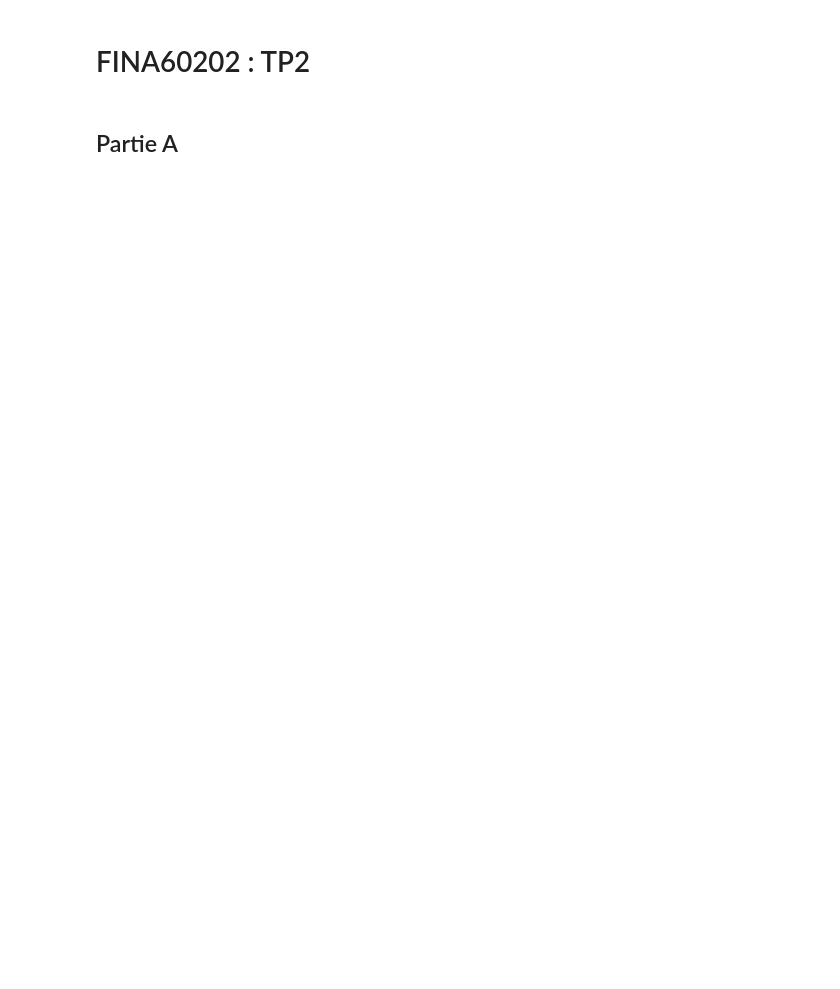
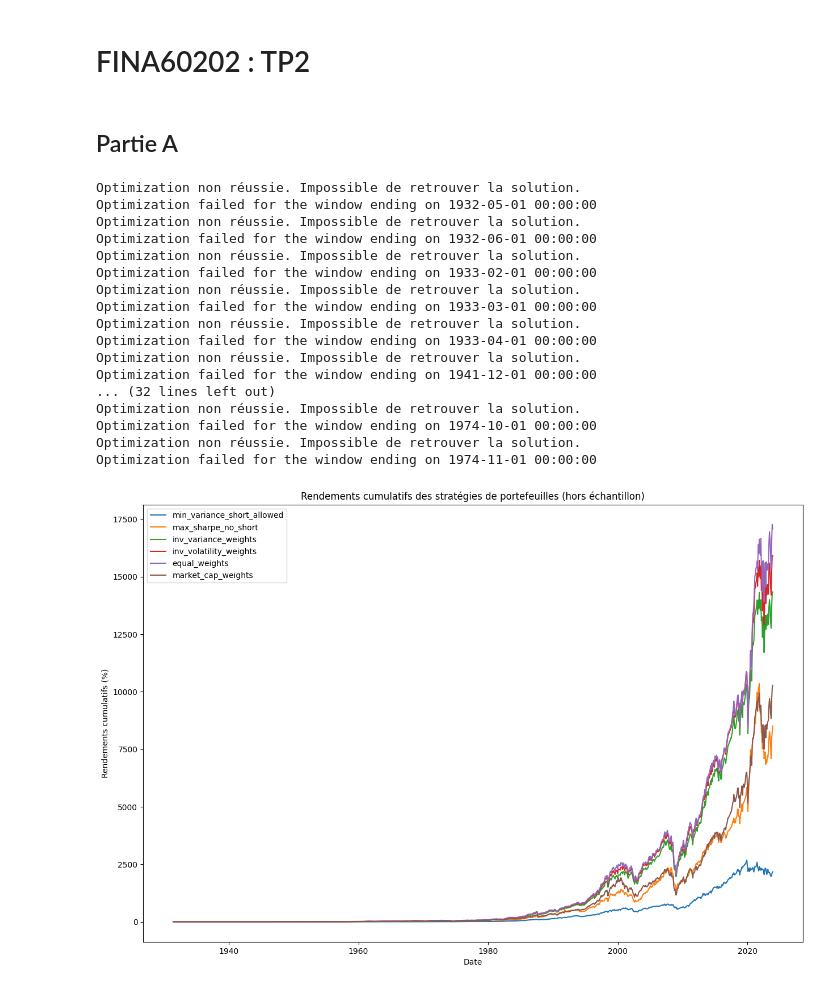
Before and after one commit to ThomasDeConinck/Gestion-de-Portefeuille-Devoir-2, a Jupyter notebook: TP2_File/TP2_notebook.ipynb, the cells around one changed output. Cells and saved outputs as stored; diff of their text form; code cells hidden in the pictures; blank space fills up the shorter version.

```diff
--- a/TP2_File/TP2_notebook.ipynb
+++ b/TP2_File/TP2_notebook.ipynb
@@ -16,5 +16,36 @@ import os
 import Functions as f
 # %% [markdown]
 ## Partie A
+# %%
+min_variance_short_allowed = f.Out_of_sample_portfolio_returns(f.rolling_window_optimization(df_10Ind, df_rf, df_average_firm_size, df_number_firm, 60, optimization_type= 'min_variance_short_allowed'), df_10Ind)
+max_sharpe_no_short = f.Out_of_sample_portfolio_returns(f.rolling_window_optimization(df_10Ind, df_rf, df_average_firm_size, df_number_firm, 60, optimization_type= 'max_sharpe_no_short'), df_10Ind)
+max_sharpe_short_allowed = f.Out_of_sample_portfolio_returns(f.rolling_window_optimization(df_10Ind, df_rf, df_average_firm_size, df_number_firm, 60, optimization_type= 'max_sharpe_short_allowed'), df_10Ind)
+inv_variance_weights = f.Out_of_sample_portfolio_returns(f.rolling_window_optimization(df_10Ind, df_rf, df_average_firm_size, df_number_firm, 60, optimization_type= 'inv_variance_weights'), df_10Ind)
+inv_volatility_weights = f.Out_of_sample_portfolio_returns(f.rolling_window_optimization(df_10Ind, df_rf, df_average_firm_size, df_number_firm, 60, optimization_type= 'inv_volatility_weights'), df_10Ind)
+equal_weights = f.Out_of_sample_portfolio_returns(f.rolling_window_optimization(df_10Ind, df_rf, df_average_firm_size, df_number_firm, 60, optimization_type= 'equal_weights'), df_10Ind)
+market_cap_weights = f.Out_of_sample_portfolio_returns(f.rolling_window_optimization(df_10Ind, df_rf, df_average_firm_size, df_number_firm, 60, optimization_type= 'market_cap_weights'), df_10Ind)
+
+# Plot cumulative returns for out of sample portfolio returns
+strategies = ['min_variance_short_allowed', 'max_sharpe_no_short', 'inv_variance_weights', 'inv_volatility_weights', 'equal_weights', 'market_cap_weights']
+f.plot_cumulative_returns(df_10Ind, strategies, df_rf, df_average_firm_size, df_number_firm)
+# %% [output]
+Optimization non réussie. Impossible de retrouver la solution.
+Optimization failed for the window ending on 1932-05-01 00:00:00
+Optimization non réussie. Impossible de retrouver la solution.
+Optimization failed for the window ending on 1932-06-01 00:00:00
+Optimization non réussie. Impossible de retrouver la solution.
+Optimization failed for the window ending on 1933-02-01 00:00:00
+Optimization non réussie. Impossible de retrouver la solution.
+Optimization failed for the window ending on 1933-03-01 00:00:00
+Optimization non réussie. Impossible de retrouver la solution.
+Optimization failed for the window ending on 1933-04-01 00:00:00
+Optimization non réussie. Impossible de retrouver la solution.
+Optimization failed for the window ending on 1941-12-01 00:00:00
+... (32 lines left out)
+Optimization non réussie. Impossible de retrouver la solution.
+Optimization failed for the window ending on 1974-10-01 00:00:00
+Optimization non réussie. Impossible de retrouver la solution.
+Optimization failed for the window ending on 1974-11-01 00:00:00
+[figure, added]
 # %%
 # Import data and clean
```
Also changed, not shown: parts of 1 cell of this notebook, 1 other file.
